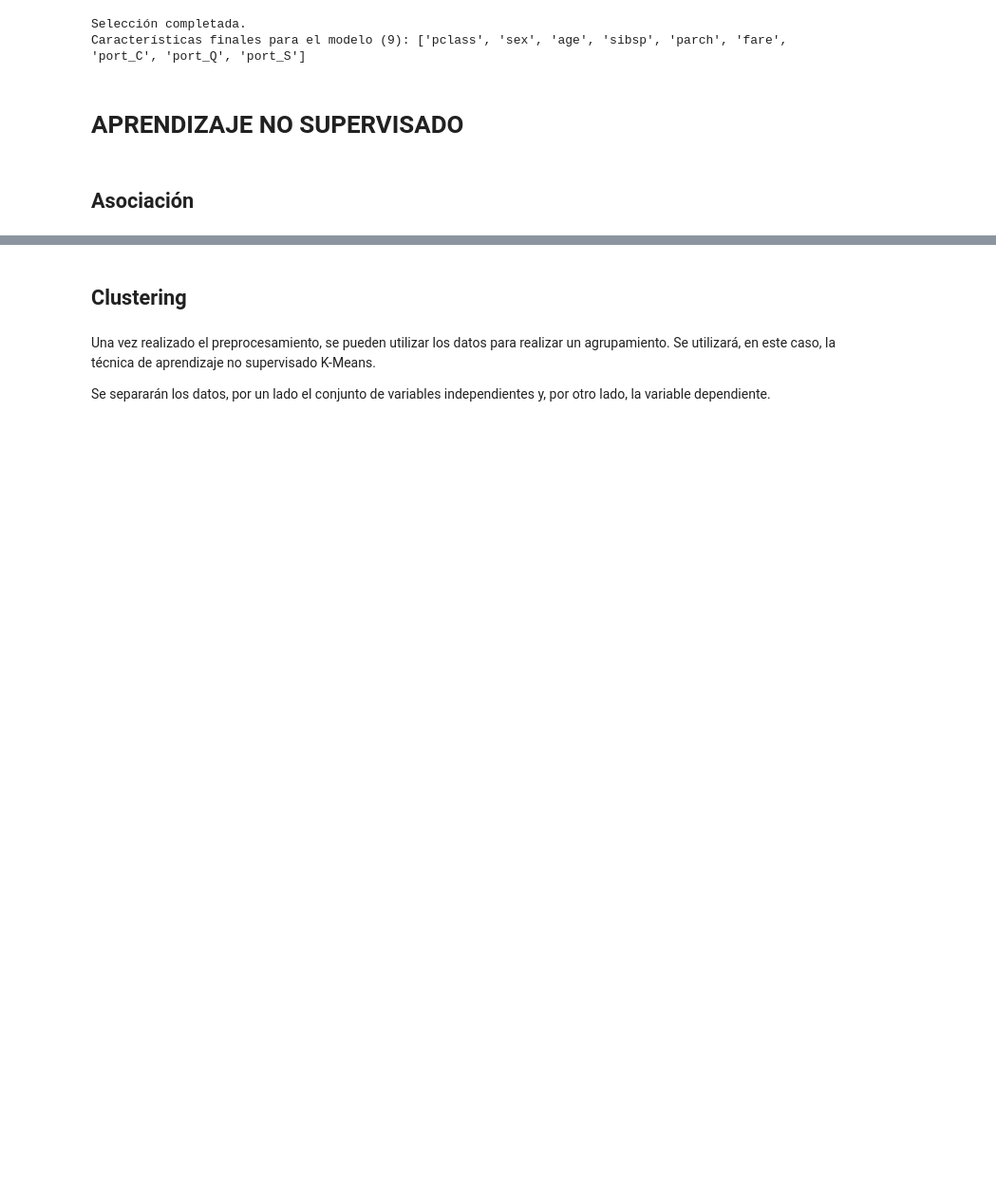
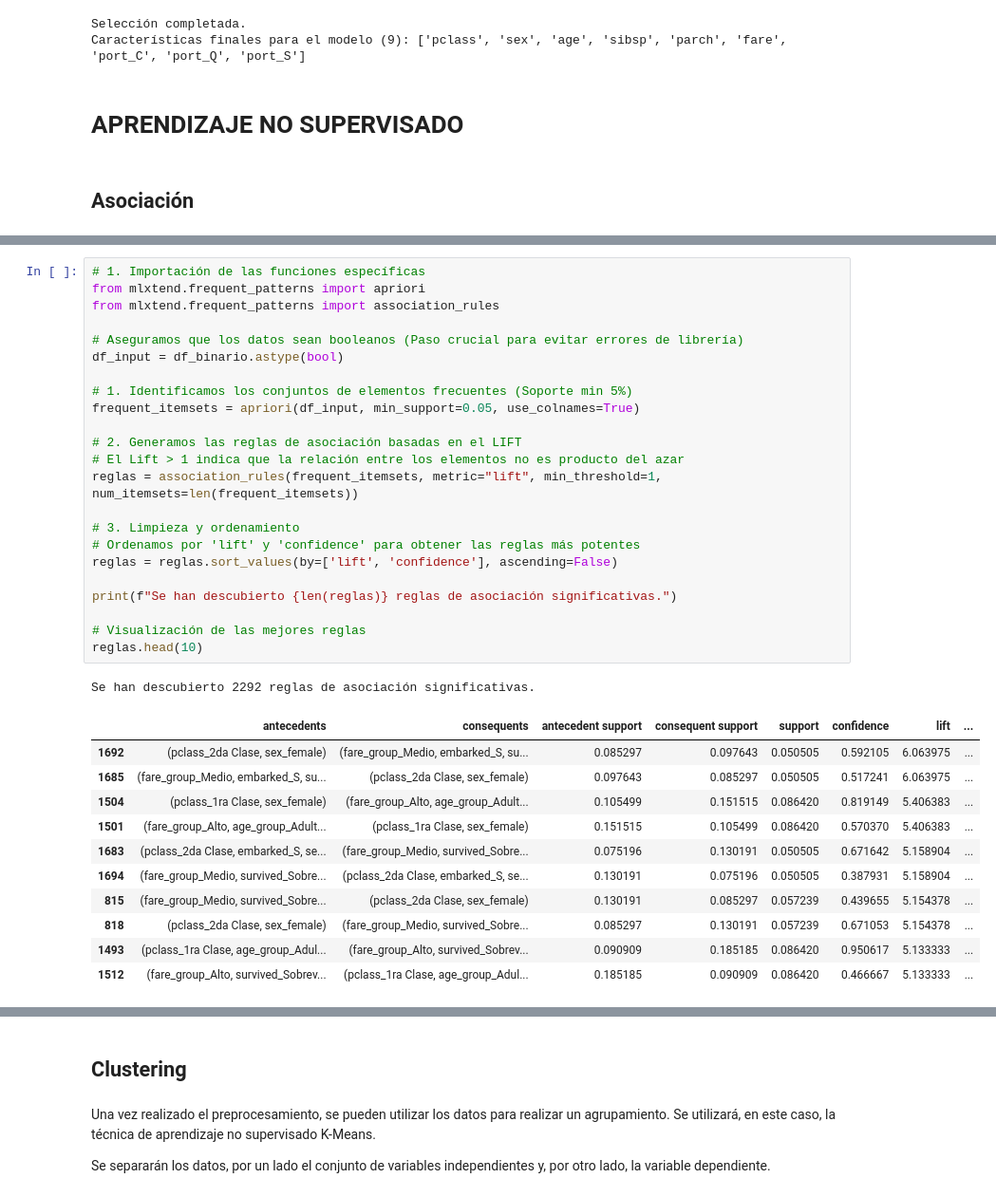
Before and after one commit to duvan1026/Titanic_Big_Data, a Jupyter notebook: ABD_CastroBautistaDuvanDario.ipynb, the cells around one changed output, grey strips where cells are left out. Shown at 95% size. Cells and saved outputs as stored; diff of their text form; blank space fills up the shorter version.

```diff
--- a/ABD_CastroBautistaDuvanDario.ipynb
+++ b/ABD_CastroBautistaDuvanDario.ipynb
@@ -1661,0 +1727,36 @@ TypeError: 'ellipsis' object is not iterable
+# %%
+# 1. Importación de las funciones específicas
+from mlxtend.frequent_patterns import apriori
+from mlxtend.frequent_patterns import association_rules
+
+# Aseguramos que los datos sean booleanos (Paso crucial para evitar errores de librería)
+df_input = df_binario.astype(bool)
+
+# 1. Identificamos los conjuntos de elementos frecuentes (Soporte min 5%)
+frequent_itemsets = apriori(df_input, min_support=0.05, use_colnames=True)
+
+# 2. Generamos las reglas de asociación basadas en el LIFT
+# El Lift > 1 indica que la relación entre los elementos no es producto del azar
+reglas = association_rules(frequent_itemsets, metric="lift", min_threshold=1, num_itemsets=len(frequent_itemsets))
+
+# 3. Limpieza y ordenamiento
+# Ordenamos por 'lift' y 'confidence' para obtener las reglas más potentes
+reglas = reglas.sort_values(by=['lift', 'confidence'], ascending=False)
+
+print(f"Se han descubierto {len(reglas)} reglas de asociación significativas.")
+
+# Visualización de las mejores reglas
+reglas.head(10)
+# %% [output]
+Se han descubierto 2292 reglas de asociación significativas.
+|  | antecedents | consequents | antecedent support | consequent support | support | confidence | lift | ... |
+| 1692 | (pclass_2da Clase, sex_female) | (fare_group_Medio, embarked_S, su... | 0.085297 | 0.097643 | 0.050505 | 0.592105 | 6.063975 | ... |
+| 1685 | (fare_group_Medio, embarked_S, su... | (pclass_2da Clase, sex_female) | 0.097643 | 0.085297 | 0.050505 | 0.517241 | 6.063975 | ... |
+| 1504 | (pclass_1ra Clase, sex_female) | (fare_group_Alto, age_group_Adult... | 0.105499 | 0.151515 | 0.086420 | 0.819149 | 5.406383 | ... |
+| 1501 | (fare_group_Alto, age_group_Adult... | (pclass_1ra Clase, sex_female) | 0.151515 | 0.105499 | 0.086420 | 0.570370 | 5.406383 | ... |
+| 1683 | (pclass_2da Clase, embarked_S, se... | (fare_group_Medio, survived_Sobre... | 0.075196 | 0.130191 | 0.050505 | 0.671642 | 5.158904 | ... |
+| 1694 | (fare_group_Medio, survived_Sobre... | (pclass_2da Clase, embarked_S, se... | 0.130191 | 0.075196 | 0.050505 | 0.387931 | 5.158904 | ... |
+| 815 | (fare_group_Medio, survived_Sobre... | (pclass_2da Clase, sex_female) | 0.130191 | 0.085297 | 0.057239 | 0.439655 | 5.154378 | ... |
+| 818 | (pclass_2da Clase, sex_female) | (fare_group_Medio, survived_Sobre... | 0.085297 | 0.130191 | 0.057239 | 0.671053 | 5.154378 | ... |
+| 1493 | (pclass_1ra Clase, age_group_Adul... | (fare_group_Alto, survived_Sobrev... | 0.090909 | 0.185185 | 0.086420 | 0.950617 | 5.133333 | ... |
+| 1512 | (fare_group_Alto, survived_Sobrev... | (pclass_1ra Clase, age_group_Adul... | 0.185185 | 0.090909 | 0.086420 | 0.466667 | 5.133333 | ... |
```
Also changed, not shown: parts of 27 cells of this notebook.
